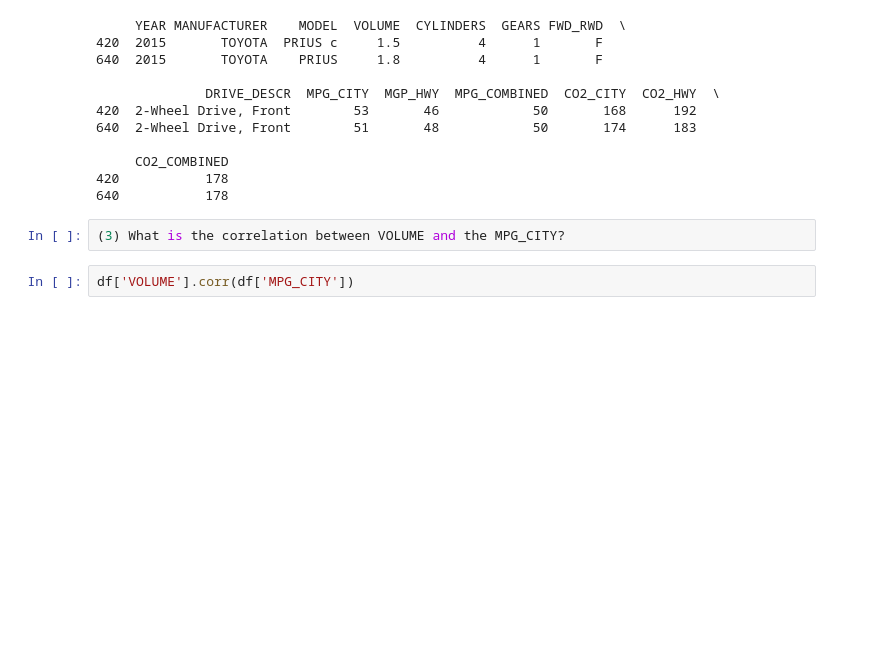
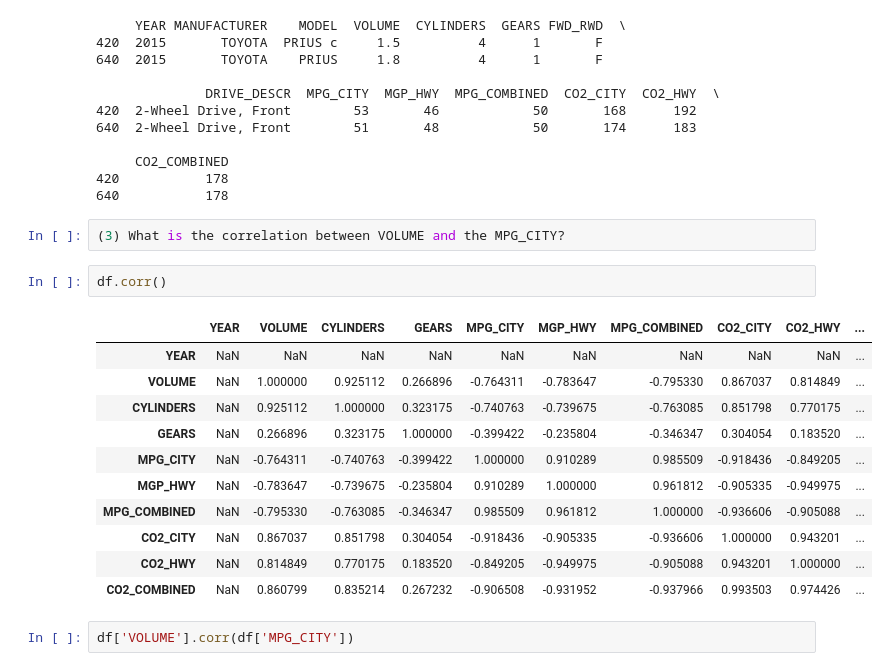
Before and after one commit to brettswan/General-Assembly-Projects, a Jupyter notebook: curriculum/week-01/5.0-recap/5.0-Data_Exercise_Correlation.ipynb, the cells around one changed output. Cells and saved outputs as stored; diff of their text form; blank space fills up the shorter version.

```diff
--- a/curriculum/week-01/5.0-recap/5.0-Data_Exercise_Correlation.ipynb
+++ b/curriculum/week-01/5.0-recap/5.0-Data_Exercise_Correlation.ipynb
@@ -80,6 +80,20 @@ print df[ df['CO2_COMBINED'] ==  df['CO2_COMBINED'].min()   ]
 640           178
 # %%
 (3) What is the correlation between VOLUME and the MPG_CITY?
+# %%
+df.corr()
+# %% [output]
+|  | YEAR | VOLUME | CYLINDERS | GEARS | MPG_CITY | MGP_HWY | MPG_COMBINED | CO2_CITY | CO2_HWY | ... |
+| YEAR | NaN | NaN | NaN | NaN | NaN | NaN | NaN | NaN | NaN | ... |
+| VOLUME | NaN | 1.000000 | 0.925112 | 0.266896 | -0.764311 | -0.783647 | -0.795330 | 0.867037 | 0.814849 | ... |
+| CYLINDERS | NaN | 0.925112 | 1.000000 | 0.323175 | -0.740763 | -0.739675 | -0.763085 | 0.851798 | 0.770175 | ... |
+| GEARS | NaN | 0.266896 | 0.323175 | 1.000000 | -0.399422 | -0.235804 | -0.346347 | 0.304054 | 0.183520 | ... |
+| MPG_CITY | NaN | -0.764311 | -0.740763 | -0.399422 | 1.000000 | 0.910289 | 0.985509 | -0.918436 | -0.849205 | ... |
+| MGP_HWY | NaN | -0.783647 | -0.739675 | -0.235804 | 0.910289 | 1.000000 | 0.961812 | -0.905335 | -0.949975 | ... |
+| MPG_COMBINED | NaN | -0.795330 | -0.763085 | -0.346347 | 0.985509 | 0.961812 | 1.000000 | -0.936606 | -0.905088 | ... |
+| CO2_CITY | NaN | 0.867037 | 0.851798 | 0.304054 | -0.918436 | -0.905335 | -0.936606 | 1.000000 | 0.943201 | ... |
+| CO2_HWY | NaN | 0.814849 | 0.770175 | 0.183520 | -0.849205 | -0.949975 | -0.905088 | 0.943201 | 1.000000 | ... |
+| CO2_COMBINED | NaN | 0.860799 | 0.835214 | 0.267232 | -0.906508 | -0.931952 | -0.937966 | 0.993503 | 0.974426 | ... |
 # %%
 df['VOLUME'].corr(df['MPG_CITY'])
 # %% [output]
```
Also changed, not shown: parts of 4 cells of this notebook.
